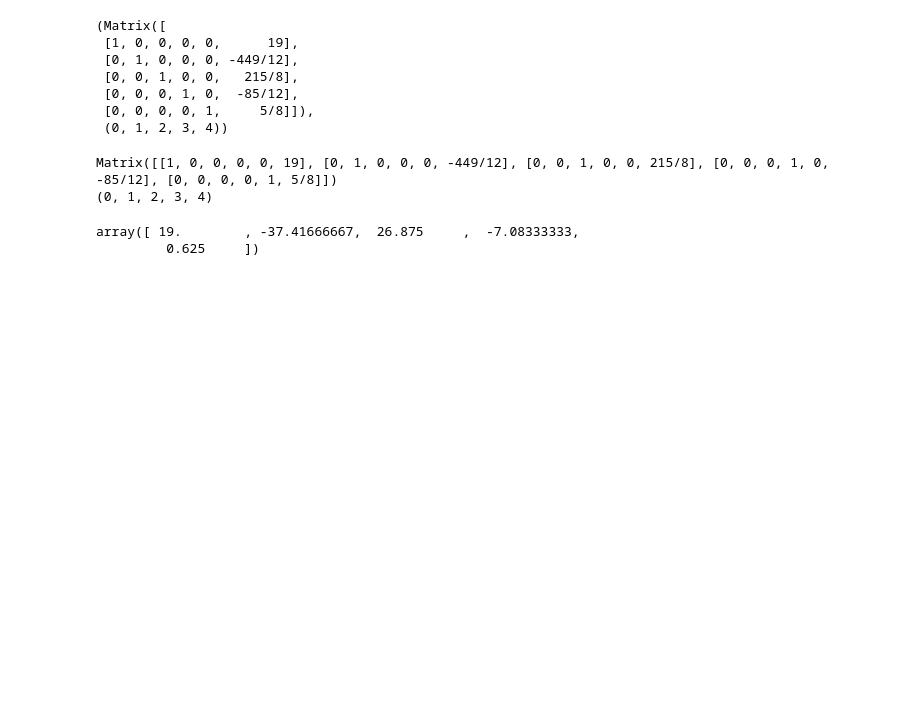
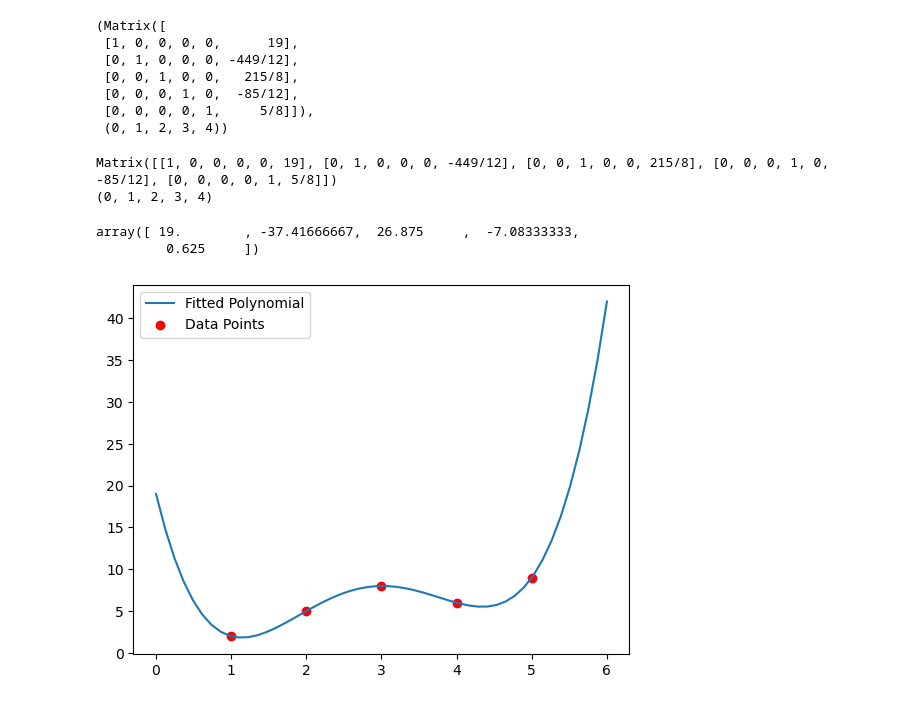
Before and after one commit to hjyshane/LinearAlgebraPython, a Jupyter notebook: 04__Linear syster solution.ipynb, the cells around one changed output. Drawn from its saved outputs; the diff is of its cells as text; code cells hidden in the pictures; blank space fills up the shorter version.

```diff
--- a/04__Linear syster solution.ipynb
+++ b/04__Linear syster solution.ipynb
@@ -146,3 +158,18 @@ coef
 # %% [output]
 array([ 19.        , -37.41666667,  26.875     ,  -7.08333333,
          0.625     ])
+# %%
+#이제 이 계수들을 사용하여 다항식을 정의하고, 이를 이용해 그래프를 그릴 수 있다.
+sp.symbols('x')
+f = coef[0] + coef[1]*x + coef[2]*x**2 + coef[3]*x**3 + coef[4]*x**4
+
+# 다항식 그래프 그리기
+# x 값 범위 설정
+x_vals = np.linspace(0, 6) # 0부터 6까지
+y_vals = coef[0] + coef[1]*x_vals + coef[2]*x_vals**2 + coef[3]*x_vals**3 + coef[4]*x_vals**4 # 다항식 값 계산: f(x_vals) 형태로 직접 계산
+plt.plot(x_vals, y_vals, label='Fitted Polynomial') # 다항식 그래프 그리기
+plt.scatter(B[:,0], B[:,1], color='red', label='Data Points') # 원래 데이터 점들도 함께 표시
+plt.legend()
+plt.show()
+# %% [output]
+[figure, added]
```
Also changed, not shown: parts of 2 cells of this notebook, 1 other file.
